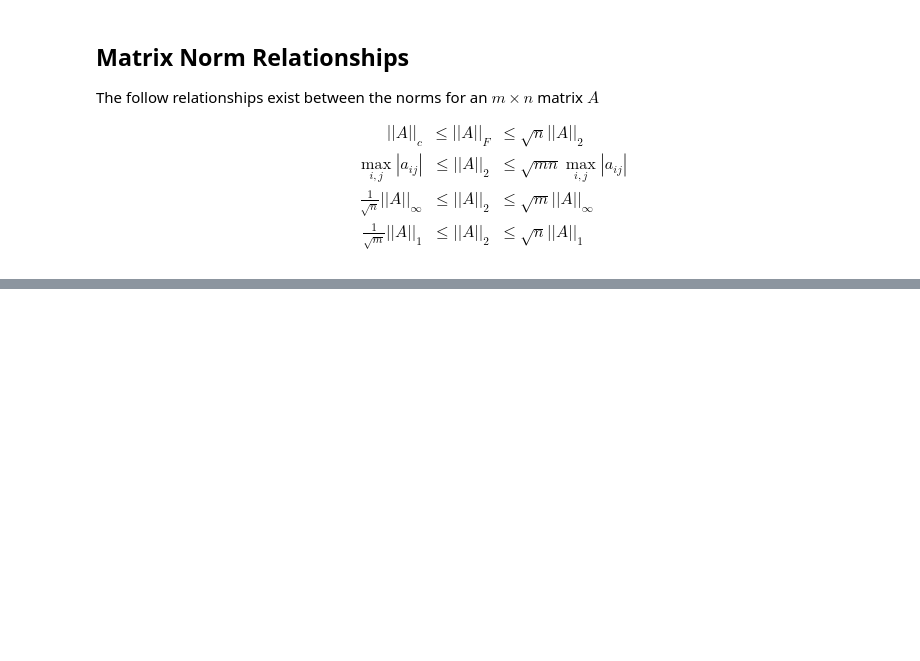
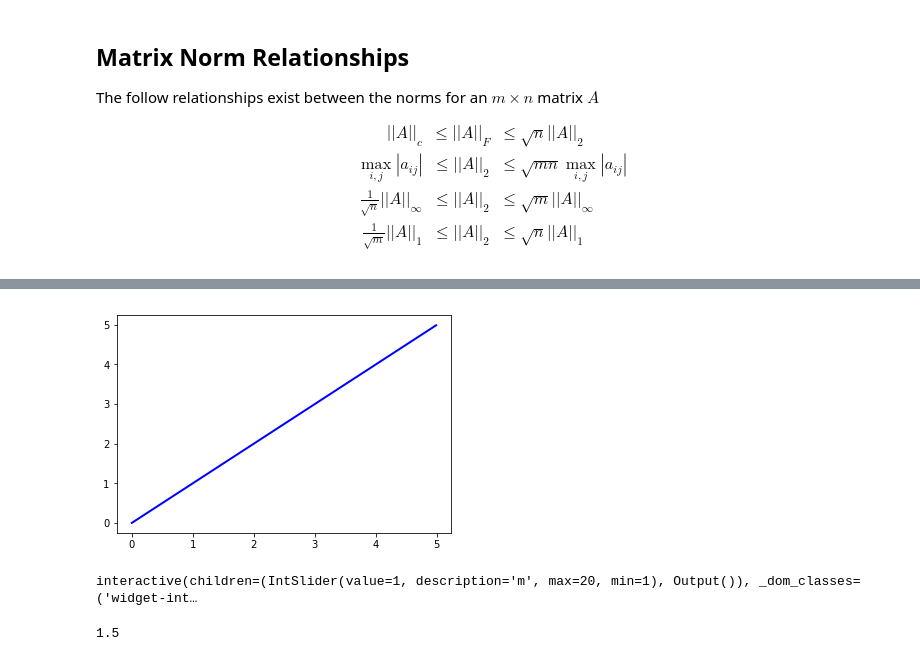
Before and after one commit to pmarke/ecen671, a Jupyter notebook: project/matrix_norms.ipynb, the cells around one changed output, grey strips where cells are left out. Cells and saved outputs as stored; diff of their text form; code cells hidden in the pictures; blank space fills up the shorter version.

```diff
--- a/project/matrix_norms.ipynb
+++ b/project/matrix_norms.ipynb
@@ -360,0 +332,66 @@ plt.plot(t,x)
+# %%
+from scipy.linalg import expm
+%matplotlib inline
+
+fig2 = plt.figure(2)
+
+k = 10
+b = 5
+
+# Create time
+dt = 0.01
+t_end = 5
+t = np.arange(0.0,t_end,dt)
+
+# Initial state of the system
+x_0 = np.matrix([[10],[0]])
+
+
+
+
+# Calculate the dynamics
+def calcDynamics(time):
+
+    # State dynamics
+    z = []
+    z_dt = []
+    # Calculate the state at each time step
+    for t in time:
+        x_t = expm(A*t)*x_0
+        z.append(x_t[0,0].item())
+        z_dt.append(x_t[1,0].item())
+
+    return z,z_dt
+
+
+
+plt.figure(2)
+l_dynamics, = plt.plot(t, t, lw=2, color='blue')
+
+def updateDynamics(m = 1):
+
+    # Internal system dynamics
+    A = np.matrix([[0,1],[-k/m,-b/m]])
+
+    z,z_dt = calcDynamics(t)
+
+
+    l_dynamics.set_ydata(z)
+    plt.axis(ymax=max(z)+1, ymin=min(z)-1)
+    fig2.canvas.draw()
+    A_norm = np.linalg.norm(A)
+    plt.title("Matrix Norm %1.3f" % A_norm)
+
+
+interact(updateDynamics, m = widgets.IntSlider(min=1,max=20,step=1,value=1))
+
+
+
+
+
+
+print(np.linalg.norm(A))
+# %% [output]
+[figure, added]
+interactive(children=(IntSlider(value=1, description='m', max=20, min=1), Output()), _dom_classes=('widget-int…
+1.5
```
Also changed, not shown: parts of 3 cells of this notebook, 5 other files.
